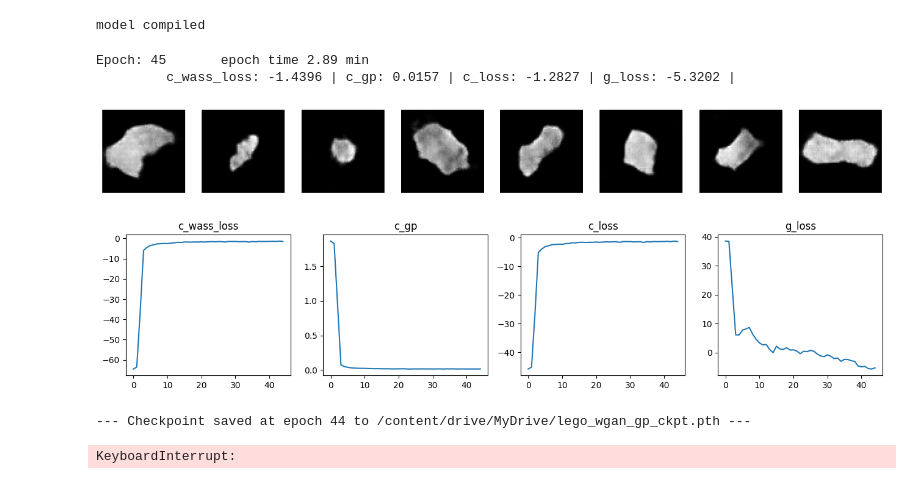
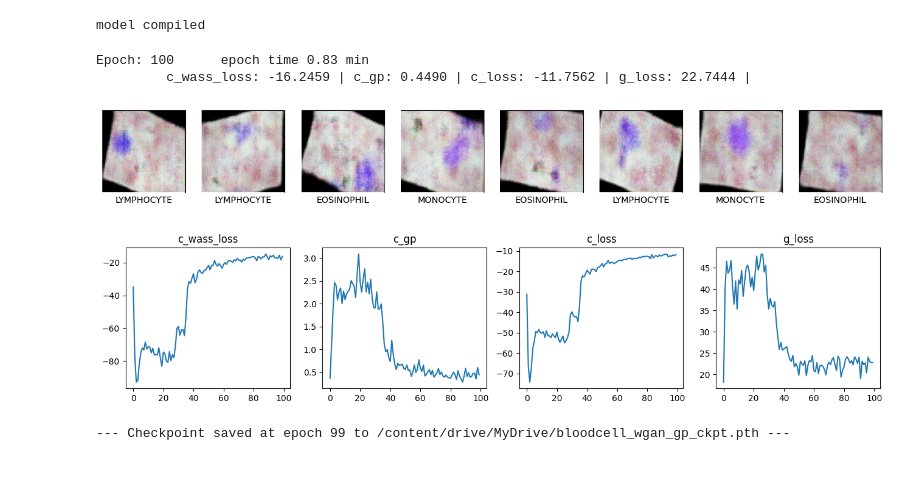
Before and after one commit to c-h-y-a-n/Blood-Cell-Image-Generation-by-Conditional-WGAN-GP, a Jupyter notebook: WGAN-GP.ipynb, the cells around one changed output. Cells and saved outputs as stored; diff of their text form; code cells hidden in the pictures.

Commit message:
- Set up for conditional WGAN-GP

```diff
--- a/WGAN-GP.ipynb
+++ b/WGAN-GP.ipynb
@@ -158,6 +176,7 @@ def show_records(history):
     plt.show()
 # %%
 train_loader = get_dataloader()
-real_imgs = next(iter(train_loader))
-display_imgs(real_imgs)
+real_imgs, labels = next(iter(train_loader))
+# print(real_imgs[1].shape)
+display_imgs(real_imgs, labels)
 # %% [output]
@@ -290,5 +344,5 @@ wgan_gp = WGAN_GP(Z_DIM).to(DEVICE)
 # %%
-wgan_gp = WGAN_GP(Z_DIM).to(DEVICE)
+wgan_gp = WGAN_GP(Z_DIM, NUM_CLASSES, GEN_EMBEDDING).to(DEVICE)
 
 if torch.__version__.split('.')[0] == '2':
     torch.set_float32_matmul_precision('high')
@@ -332,15 +386,21 @@ def train(model, dataloader, c_optim, g_optim, train_metrics):
 
             # the real images and fake images
             try:
-                train_imgs = next(iter_dataloader).to(DEVICE)
+                train_imgs, labels = next(iter_dataloader)
             except StopIteration:
                 iter_dataloader = iter(dataloader)
-                train_imgs = next(iter_dataloader).to(DEVICE)
-            generated_imgs = model.generate(train_imgs).detach() # detach to avoid backprop to generator
+                train_imgs, labels = next(iter_dataloader)
+
+            train_imgs = train_imgs.to(DEVICE)
+            labels = labels.to(DEVICE)
+
+            latents = torch.randn(size = (train_imgs.shape[0] , Z_DIM, 1, 1)).to(DEVICE)
+            rnd_labels = torch.randint(0, NUM_CLASSES, (train_imgs.shape[0],)).to(DEVICE)
+            generated_imgs = model.generator(latents, rnd_labels).detach() # detach to avoid backprop to generator
 
             # calculate EM distance and gradient penalty
-            W_dist = model.critic(train_imgs).mean() - model.critic(generated_imgs).mean()
-            gp = model.gradient_penalty(train_imgs, generated_imgs)
+            W_dist = model.critic(train_imgs, labels).mean() - model.critic(generated_imgs, rnd_labels).mean()
+            gp = model.gradient_penalty(train_imgs, generated_imgs, labels)
             critic_loss = -W_dist + LAMBDA * gp # lambda for gradient penalty is 10
 
             critic_loss.backward()
@@ -350,11 +410,15 @@ def train(model, dataloader, c_optim, g_optim, train_metrics):
         # 2 Update Generator
         model.generator.zero_grad()
 
+        # random labels for generator training
+        latents = torch.randn(size = (train_imgs.shape[0] , Z_DIM, 1, 1)).to(DEVICE)
+        rnd_labels = torch.randint(0, NUM_CLASSES, (train_imgs.shape[0],)).to(DEVICE)
+
         # generate new batch of fake images from latents
-        generated_imgs_fresh = model.generate(train_imgs)
+        generated_imgs_fresh = model.generator(latents, rnd_labels)
 
         # calculate generator loss
-        g_loss = -model.critic(generated_imgs_fresh).mean()
+        g_loss = -model.critic(generated_imgs_fresh, rnd_labels).mean()
         g_loss.backward()
         g_optim.step()
 
@@ -372,57 +436,58 @@ def train(model, dataloader, c_optim, g_optim, train_metrics):
         })
 
         # del d_loss, g_loss, real_preds, fake_preds, real_labels, fake_labels, real_noisy_labels, fake_noisy_labels
-    return generated_imgs_fresh.detach().cpu()
+    return rnd_labels, generated_imgs_fresh.detach().cpu()
 # %%
-lego_dataloader = get_dataloader()
+bloodcell_dataloader = get_dataloader()
 history = defaultdict(list)
 
 # for model checkpoint
-CHECKPOINT_PATH = '/content/drive/MyDrive/lego_wgan_gp_ckpt.pth'
+CHECKPOINT_PATH = '/content/drive/MyDrive/bloodcell_wgan_gp_ckpt.pth'
 start_epoch, history = load_checkpoint(CHECKPOINT_PATH, wgan_gp.generator, wgan_gp.critic, g_optim, c_optim)
 
+
+
 # for logger
-writer = SummaryWriter('/content/drive/MyDrive/runs/lego_experiment_2')
+writer = SummaryWriter('/content/drive/MyDrive/runs/bloodcell_experiment_2')
 
 
 for i in range(start_epoch, EPOCHS):
     prev_time = time.time()
-    generated_imgs = train(wgan_gp, lego_dataloader, c_optim, g_optim, train_metrics)
+    labels, generated_imgs = train(wgan_gp, bloodcell_dataloader, c_optim, g_optim, train_metrics)
     curr_time = time.time()
 
 
 
     for key, value in train_metrics.items():
         history[key].append(value.compute().item())
 
     display.clear_output(wait=True)
 
     print('Epoch: {}\tepoch time {:.2f} min'.format(i+1, (curr_time - prev_time) / 60))
     metrics = [f'{key}: {value.compute().item():.4f} | ' for key, value in train_metrics.items()]
     print('\t', ''.join(metrics))
 
     generated_imgs = generated_imgs.detach().cpu()
-    display_imgs(generated_imgs)  # denormalize to [0, 1] for display
+    display_imgs(generated_imgs, labels)  # denormalize to [0, 1] for display
     show_records(history)
     writer.add_scalar('Wasserstein Loss/Critic', train_metrics['c_wass_loss'].compute(), i)
     writer.add_scalar('Gradient Penalty/Critic', train_metrics['c_gp'].compute(), i)
     writer.add_scalar('Loss/Generator', train_metrics['g_loss'].compute(), i)
     writer.add_scalar('Loss/Critic', train_metrics['c_loss'].compute(), i)
 
     if (i + 1) % 5 == 0:
         save_checkpoint(i, wgan_gp.generator, wgan_gp.critic, g_optim, c_optim, history, CHECKPOINT_PATH)
         # Use make_grid to see a batch of LEGOs at once
         grid = torchvision.utils.make_grid(generated_imgs[:16], normalize=True)
         writer.add_image('Generated_Bricks', grid, i)
 
 writer.close()
 # %% [output]
-Epoch: 45       epoch time 2.89 min
-         c_wass_loss: -1.4396 | c_gp: 0.0157 | c_loss: -1.2827 | g_loss: -5.3202 |
+Epoch: 100      epoch time 0.83 min
+         c_wass_loss: -16.2459 | c_gp: 0.4490 | c_loss: -11.7562 | g_loss: 22.7444 |
-[figure, old version]
+[figure, new version]
-[figure, old version]
+[figure, new version]
---- Checkpoint saved at epoch 44 to /content/drive/MyDrive/lego_wgan_gp_ckpt.pth ---
+--- Checkpoint saved at epoch 99 to /content/drive/MyDrive/bloodcell_wgan_gp_ckpt.pth ---
-KeyboardInterrupt:
 # %%
 # sample lantent vector from normal distribution
 grid_width, grid_height = (10, 3)
```
Also changed, not shown: parts of 13 cells of this notebook.
